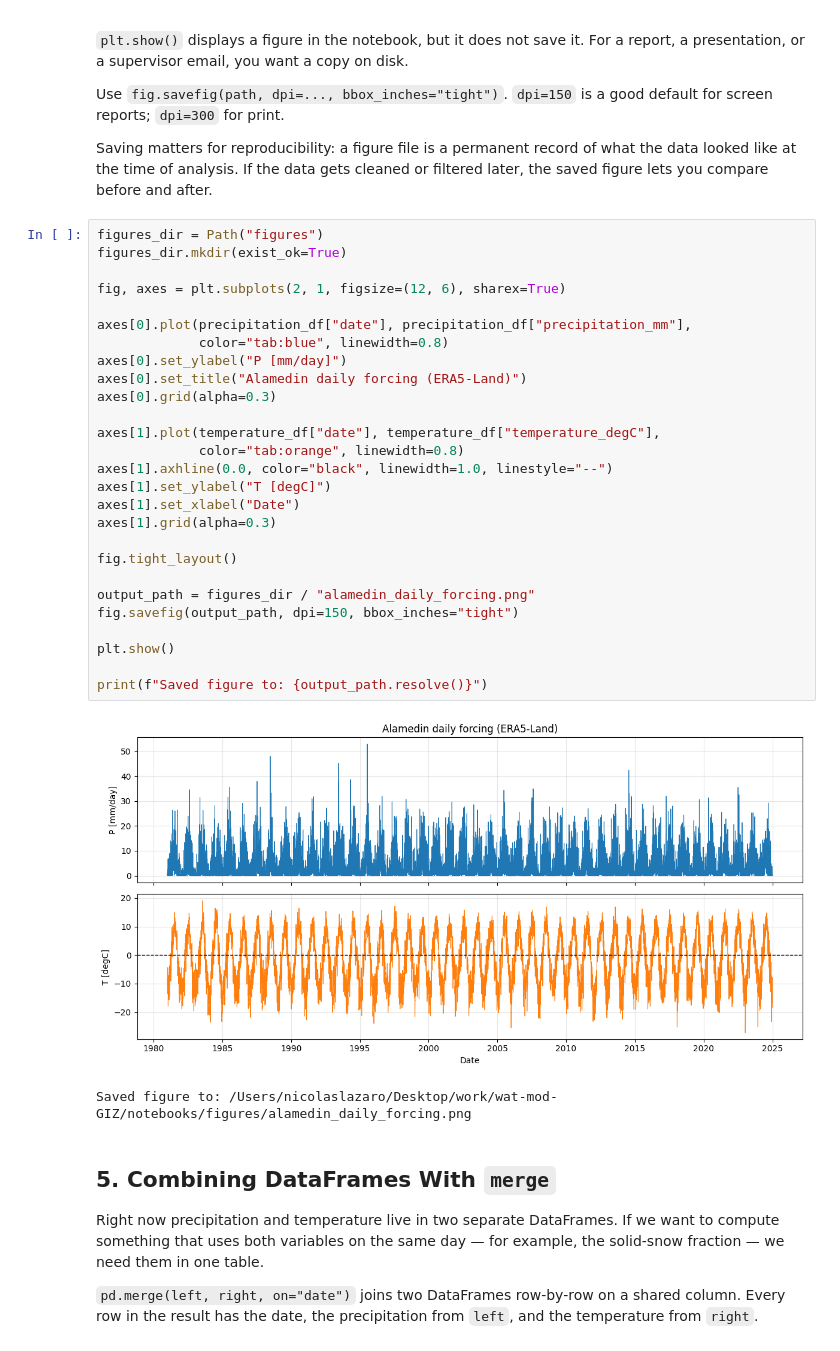
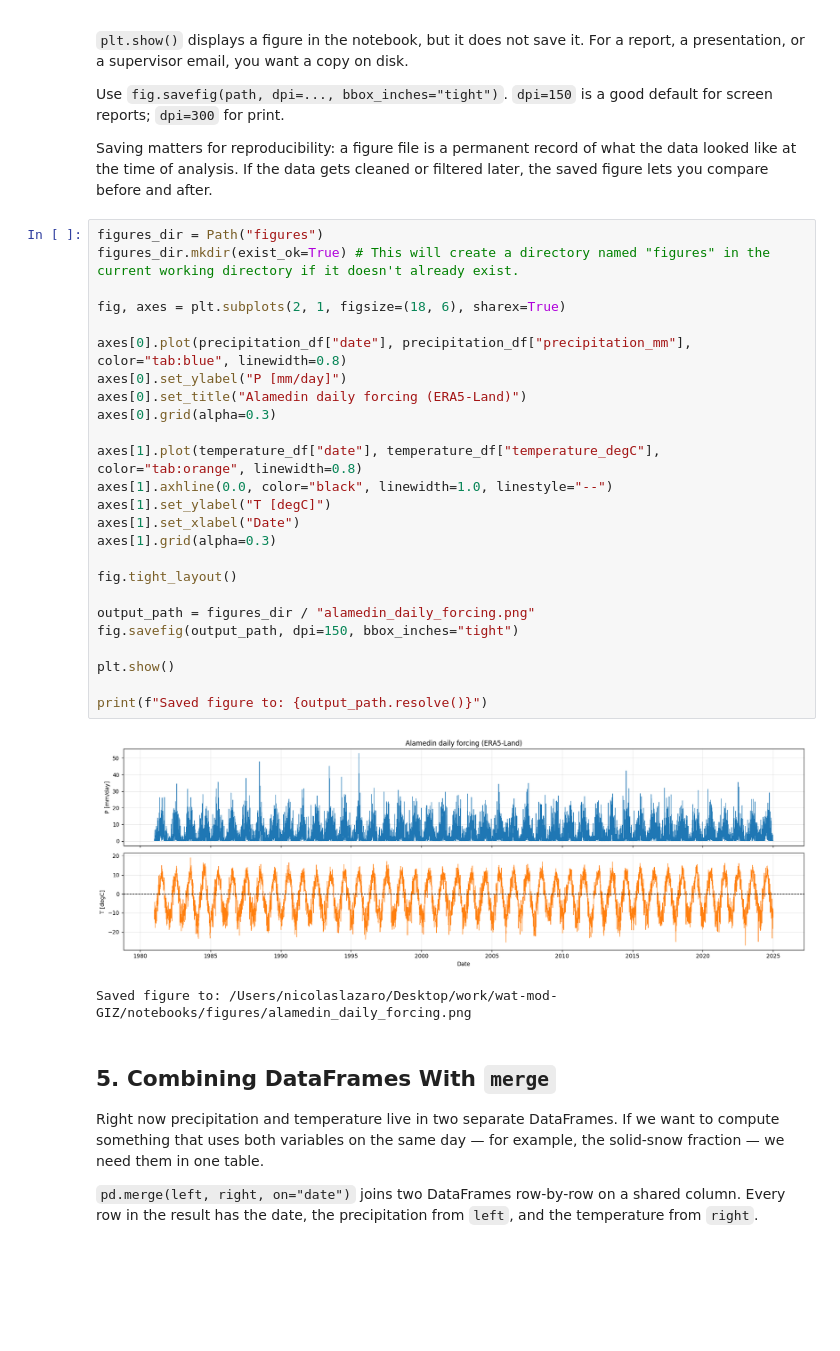
Before and after one commit to CooperBigFoot/wat-mod-GIZ, a Jupyter notebook: notebooks/05_pandas_numpy_and_plotting.ipynb, the cells around one changed output. Saved outputs shown, nothing was run; the diff lists cells and outputs as text; blank space fills up the shorter version.

```diff
--- a/notebooks/05_pandas_numpy_and_plotting.ipynb
+++ b/notebooks/05_pandas_numpy_and_plotting.ipynb
@@ -354,33 +346,31 @@ Use `fig.savefig(path, dpi=..., bbox_inches="tight")`. `dpi=150` is a good defau
 Saving matters for reproducibility: a figure file is a permanent record of what the data looked like at the time of analysis. If the data gets cleaned or filtered later, the saved figure lets you compare before and after.
 # %%
 figures_dir = Path("figures")
-figures_dir.mkdir(exist_ok=True)
+figures_dir.mkdir(exist_ok=True) # This will create a directory named "figures" in the current working directory if it doesn't already exist.
 
-fig, axes = plt.subplots(2, 1, figsize=(12, 6), sharex=True)
+fig, axes = plt.subplots(2, 1, figsize=(18, 6), sharex=True)
 
-axes[0].plot(precipitation_df["date"], precipitation_df["precipitation_mm"],
-             color="tab:blue", linewidth=0.8)
+axes[0].plot(precipitation_df["date"], precipitation_df["precipitation_mm"], color="tab:blue", linewidth=0.8)
 axes[0].set_ylabel("P [mm/day]")
 axes[0].set_title("Alamedin daily forcing (ERA5-Land)")
 axes[0].grid(alpha=0.3)
 
-axes[1].plot(temperature_df["date"], temperature_df["temperature_degC"],
-             color="tab:orange", linewidth=0.8)
+axes[1].plot(temperature_df["date"], temperature_df["temperature_degC"], color="tab:orange", linewidth=0.8)
 axes[1].axhline(0.0, color="black", linewidth=1.0, linestyle="--")
 axes[1].set_ylabel("T [degC]")
 axes[1].set_xlabel("Date")
 axes[1].grid(alpha=0.3)
 
 fig.tight_layout()
 
 output_path = figures_dir / "alamedin_daily_forcing.png"
 fig.savefig(output_path, dpi=150, bbox_inches="tight")
 
 plt.show()
 
 print(f"Saved figure to: {output_path.resolve()}")
 # %% [output]
-[figure, old version]
+[figure, new version]
 Saved figure to: /Users/nicolaslazaro/Desktop/work/wat-mod-GIZ/notebooks/figures/alamedin_daily_forcing.png
 # %% [markdown]
 ## 5. Combining DataFrames With `merge`
```
Also changed, not shown: parts of 26 cells of this notebook, 2 other files.
